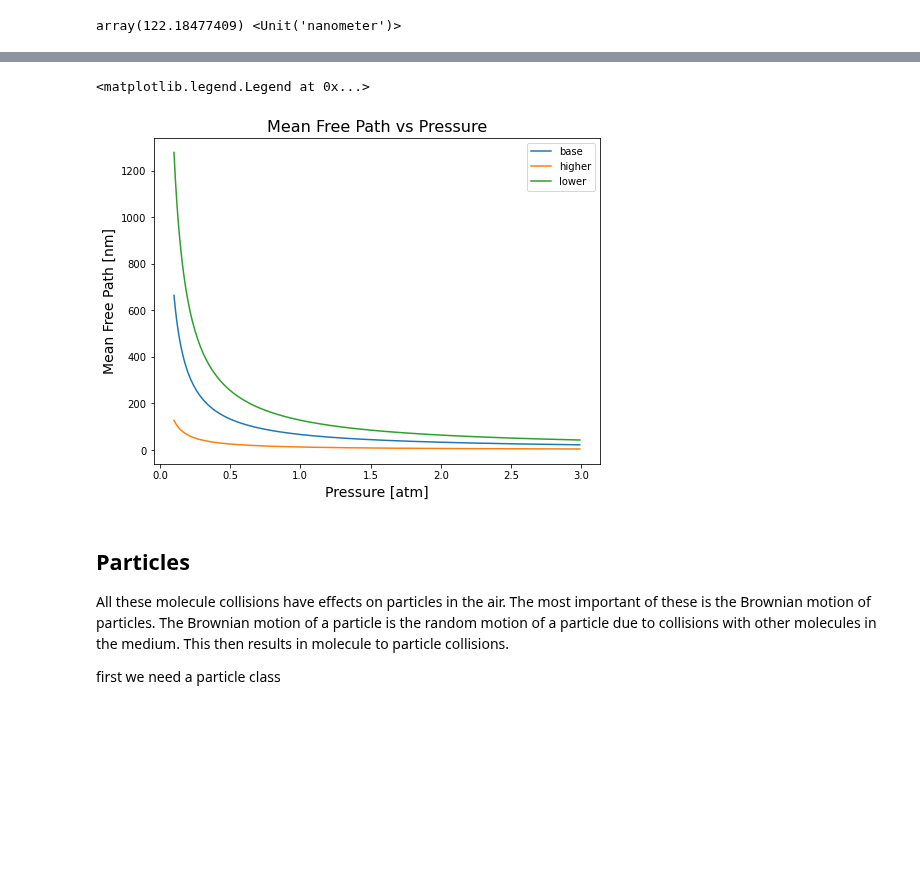
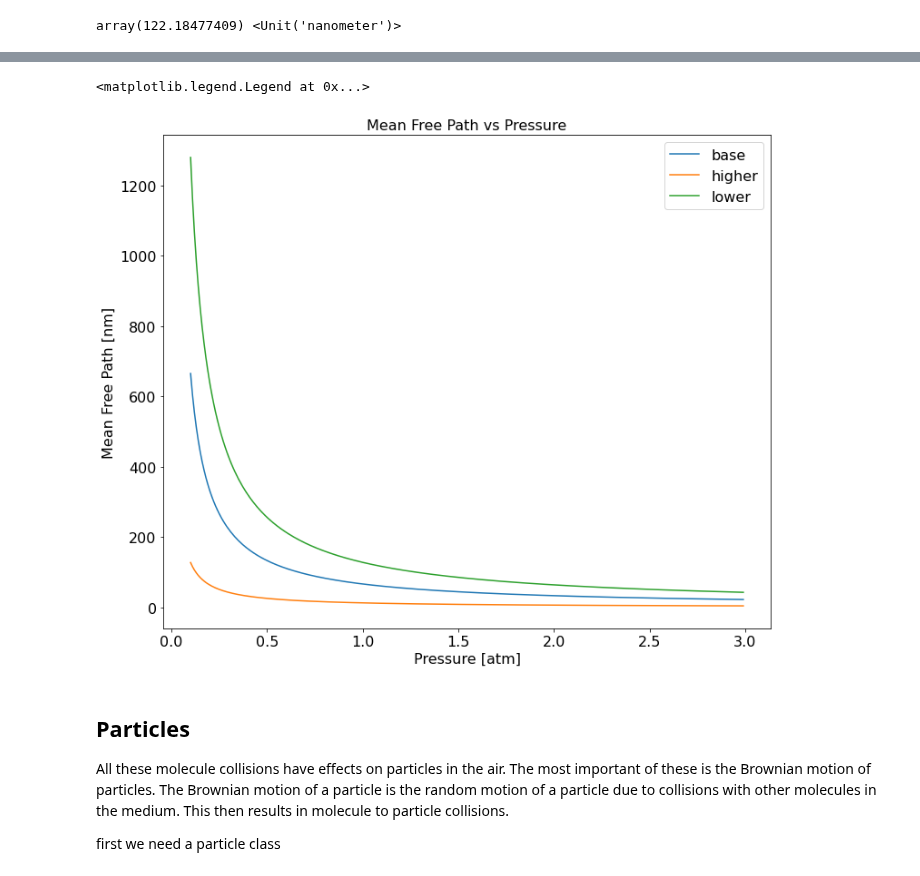
Before and after one commit to Gorkowski/Atmospheric_Science_Class, a Jupyter notebook: Classes/Part2/Lec_gas-phase_and_size_dist.ipynb, the cells around one changed output, grey strips where cells are left out. Drawn from its saved outputs; the diff is of its cells as text; code cells hidden in the pictures; blank space fills up the shorter version.

```diff
--- a/Classes/Part2/Lec_gas-phase_and_size_dist.ipynb
+++ b/Classes/Part2/Lec_gas-phase_and_size_dist.ipynb
@@ -16,6 +16,10 @@ import particula as particula
 particula.__version__ # check version 0.10
 # %% [output]
 '0.0.10'
+# %%
+# plot sizes
+plt.rcParams["figure.figsize"] = (12,10)
+plt.rcParams["font.size"] = (16)
 # %% [markdown]
  ## Gas phase
 # %%
@@ -194,17 +195,17 @@ for i, pres in enumerate(pressure_array):
     Env_lower_temperature.pressure = pres * u.atm
     mean_free_path_array_lower[i] = Env_lower_temperature.mean_free_path().to(u.nm).magnitude
 # %%
-fig, ax = plt.subplots(1, 1, figsize=(8, 6))
+fig, ax = plt.subplots(1, 1,)
 ax.plot(pressure_array, mean_free_path_array_base, label='base')
 ax.plot(pressure_array, mean_free_path_array_higher, label='higher')
 ax.plot(pressure_array, mean_free_path_array_lower, label='lower')
-ax.set_xlabel('Pressure [atm]', fontsize=14)
-ax.set_ylabel('Mean Free Path [nm]', fontsize=14)
-ax.set_title('Mean Free Path vs Pressure', fontsize=16)
+ax.set_xlabel('Pressure [atm]', )
+ax.set_ylabel('Mean Free Path [nm]',  )
+ax.set_title('Mean Free Path vs Pressure',  )
 ax.legend()
 # %% [output]
 <matplotlib.legend.Legend at 0x...>
-[figure, old version]
+[figure, new version]
 # %% [markdown]
 ## Particles
 All these molecule collisions have effects on particles in the air. The most important of these is the Brownian motion of particles. The Brownian motion of a particle is the random motion of a particle due to collisions with other molecules in the medium. This then results in molecule to particle collisions.
```
Also changed, not shown: parts of 27 cells of this notebook.
